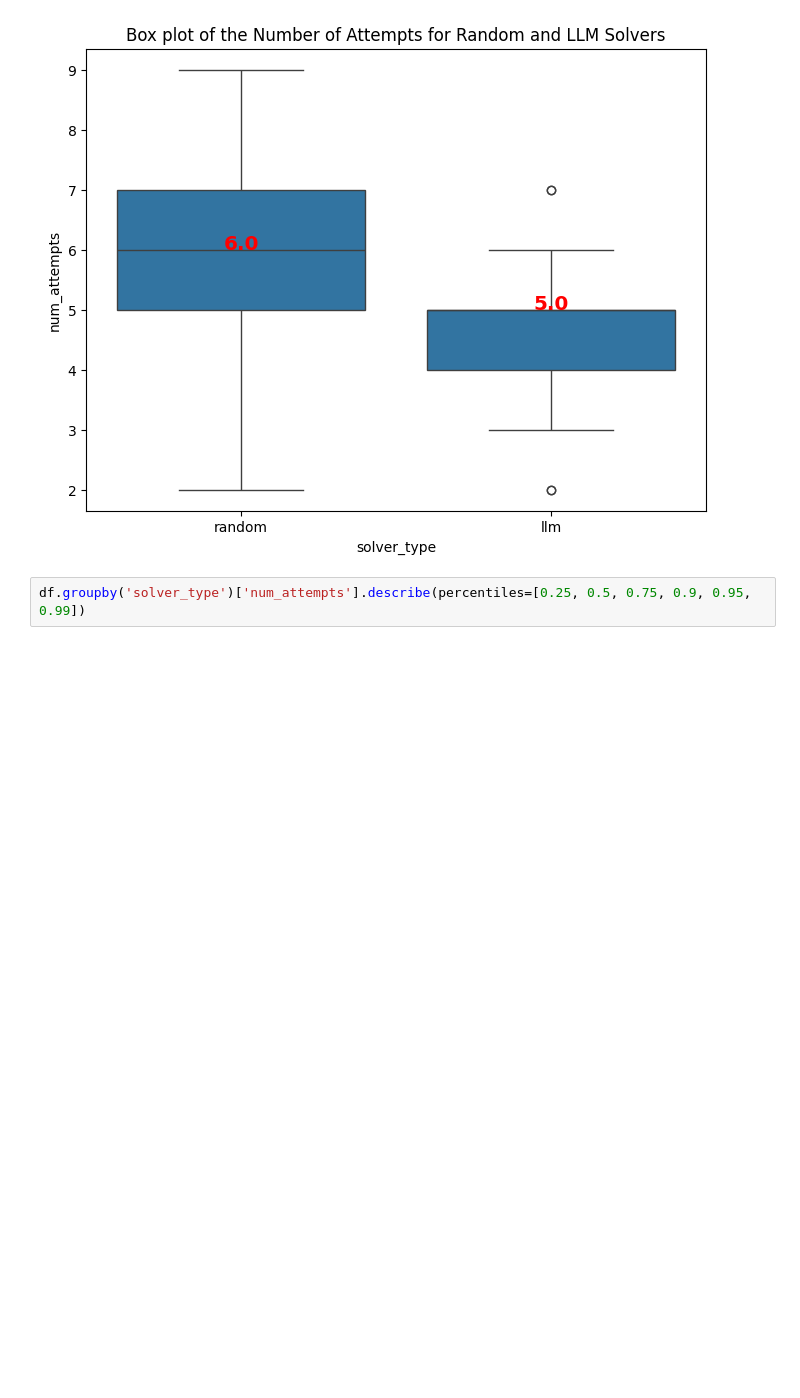
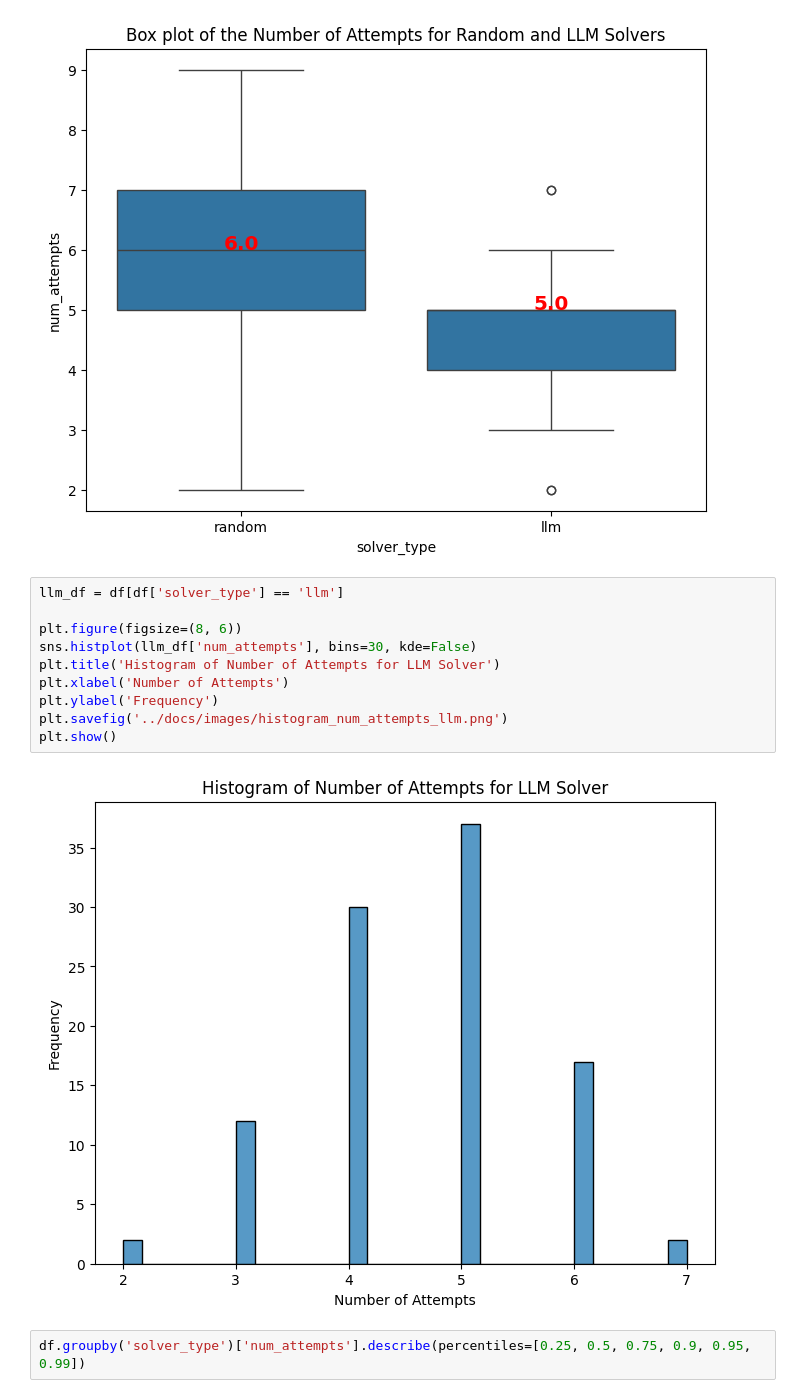
Before and after one commit to jimthompson5802/wordle_solver, a Jupyter notebook: src/experiment_analysis_100_words.ipynb, the cells around one changed output. Cells and saved outputs as stored; diff of their text form; blank space fills up the shorter version.

Commit message:
Add histogram of number of attempts to solve a Wordle puzzle for LLM

```diff
--- a/src/experiment_analysis_100_words.ipynb
+++ b/src/experiment_analysis_100_words.ipynb
@@ -106,6 +106,18 @@ plt.savefig('../docs/images/boxplot_num_attempts_100_words.png')
 plt.show()
 # %% [output]
 [figure]
+# %%
+llm_df = df[df['solver_type'] == 'llm']
+
+plt.figure(figsize=(8, 6))
+sns.histplot(llm_df['num_attempts'], bins=30, kde=False)
+plt.title('Histogram of Number of Attempts for LLM Solver')
+plt.xlabel('Number of Attempts')
+plt.ylabel('Frequency')
+plt.savefig('../docs/images/histogram_num_attempts_llm.png')
+plt.show()
+# %% [output]
+[figure, added]
 # %%
 df.groupby('solver_type')['num_attempts'].describe(percentiles=[0.25, 0.5, 0.75, 0.9, 0.95, 0.99])
 # %% [output]
```
Also changed, not shown: parts of 2 cells of this notebook, 2 other files.
